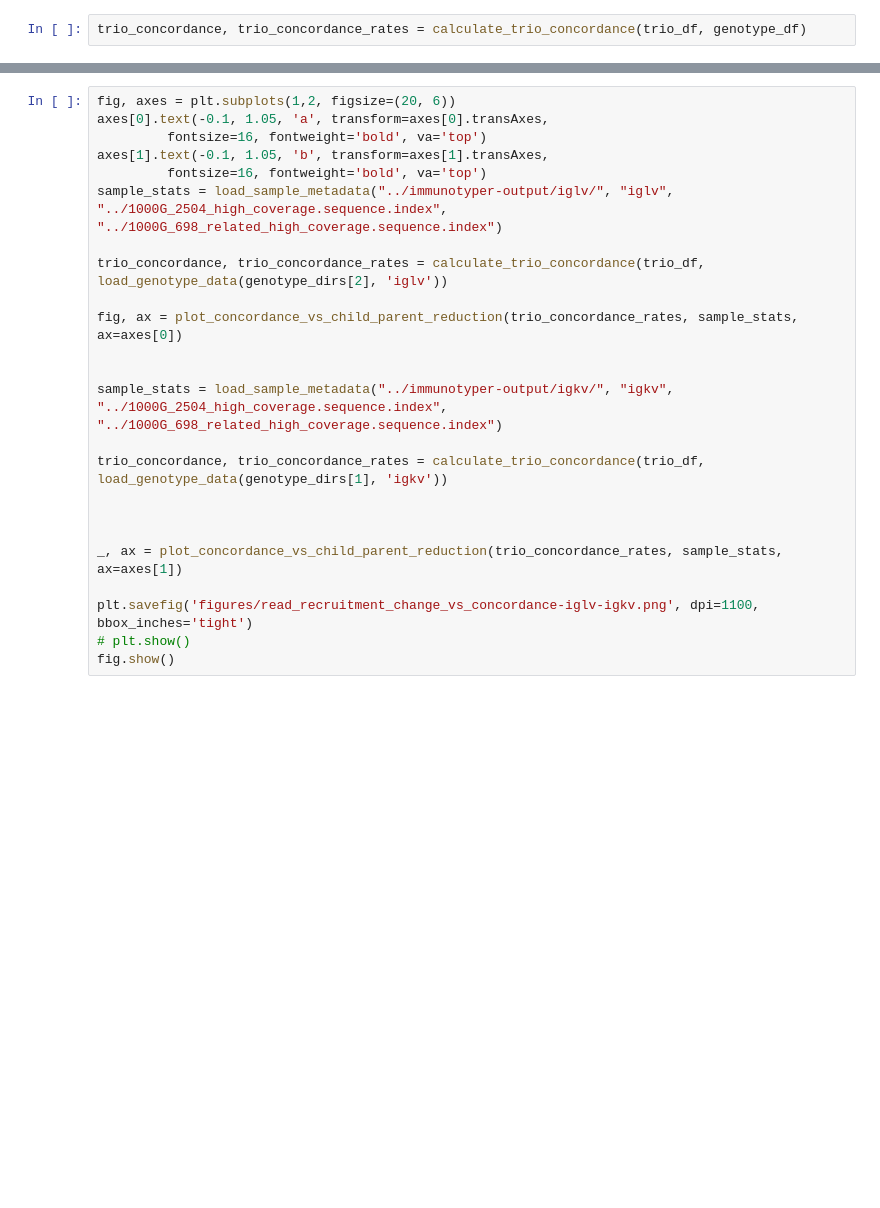
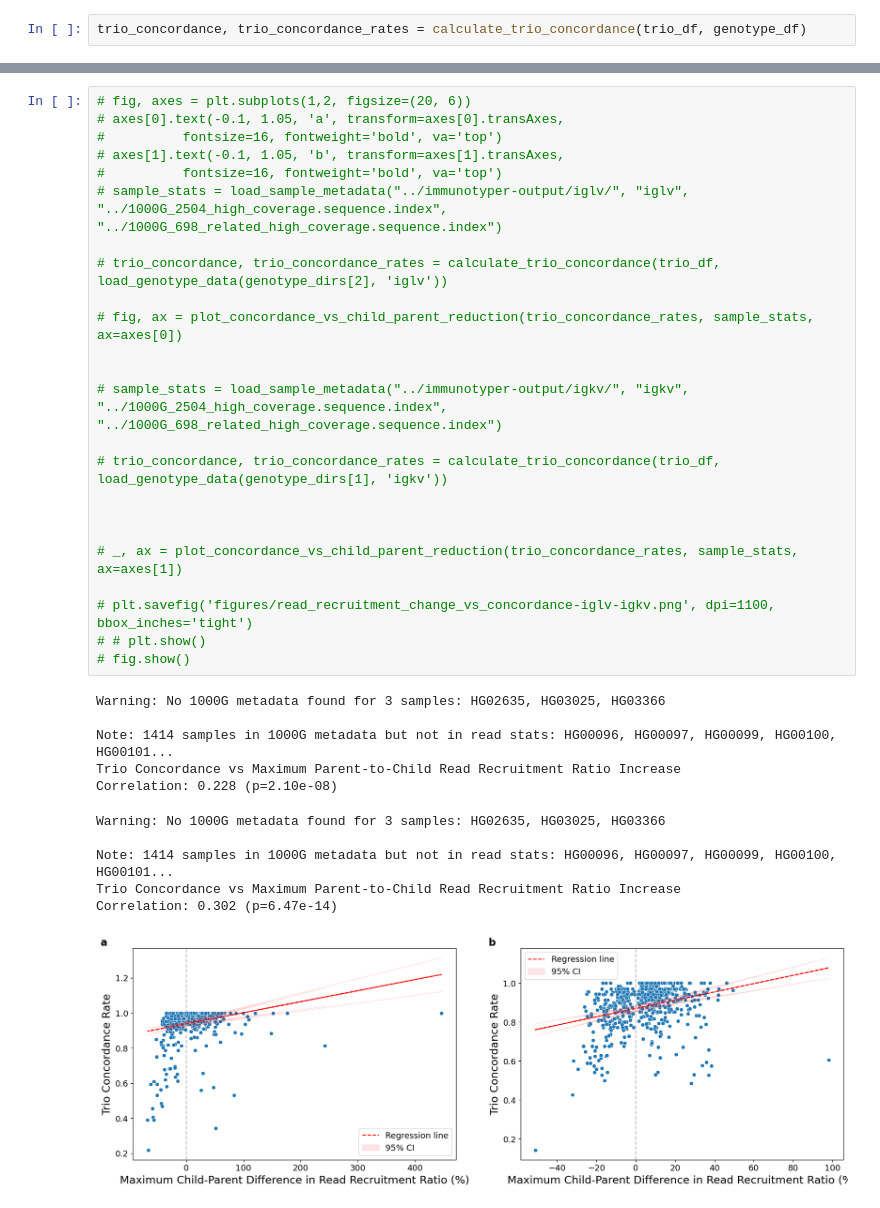
Before and after one commit to michael-ford/ImmunoTyper2-methods, a Jupyter notebook: 1KGP_Trios/immunotyper-analysis/generate-figures.ipynb, the cells around one changed output, grey strips where cells are left out. Saved outputs shown, nothing was run; the diff lists cells and outputs as text; blank space fills up the shorter version.

```diff
--- a/1KGP_Trios/immunotyper-analysis/generate-figures.ipynb
+++ b/1KGP_Trios/immunotyper-analysis/generate-figures.ipynb
@@ -60,27 +86,39 @@ plt.show()
 # %%
-fig, axes = plt.subplots(1,2, figsize=(20, 6))
-axes[0].text(-0.1, 1.05, 'a', transform=axes[0].transAxes,
-         fontsize=16, fontweight='bold', va='top')
-axes[1].text(-0.1, 1.05, 'b', transform=axes[1].transAxes,
-         fontsize=16, fontweight='bold', va='top')
-sample_stats = load_sample_metadata("../immunotyper-output/iglv/", "iglv", "../1000G_2504_high_coverage.sequence.index", "../1000G_698_related_high_coverage.sequence.index")
+# fig, axes = plt.subplots(1,2, figsize=(20, 6))
+# axes[0].text(-0.1, 1.05, 'a', transform=axes[0].transAxes,
+#          fontsize=16, fontweight='bold', va='top')
+# axes[1].text(-0.1, 1.05, 'b', transform=axes[1].transAxes,
+#          fontsize=16, fontweight='bold', va='top')
+# sample_stats = load_sample_metadata("../immunotyper-output/iglv/", "iglv", "../1000G_2504_high_coverage.sequence.index", "../1000G_698_related_high_coverage.sequence.index")
 
-trio_concordance, trio_concordance_rates = calculate_trio_concordance(trio_df, load_genotype_data(genotype_dirs[2], 'iglv'))
+# trio_concordance, trio_concordance_rates = calculate_trio_concordance(trio_df, load_genotype_data(genotype_dirs[2], 'iglv'))
 
-fig, ax = plot_concordance_vs_child_parent_reduction(trio_concordance_rates, sample_stats, ax=axes[0])
+# fig, ax = plot_concordance_vs_child_parent_reduction(trio_concordance_rates, sample_stats, ax=axes[0])
 
 
-sample_stats = load_sample_metadata("../immunotyper-output/igkv/", "igkv", "../1000G_2504_high_coverage.sequence.index", "../1000G_698_related_high_coverage.sequence.index")
+# sample_stats = load_sample_metadata("../immunotyper-output/igkv/", "igkv", "../1000G_2504_high_coverage.sequence.index", "../1000G_698_related_high_coverage.sequence.index")
 
-trio_concordance, trio_concordance_rates = calculate_trio_concordance(trio_df, load_genotype_data(genotype_dirs[1], 'igkv'))
+# trio_concordance, trio_concordance_rates = calculate_trio_concordance(trio_df, load_genotype_data(genotype_dirs[1], 'igkv'))
 
 
 
-_, ax = plot_concordance_vs_child_parent_reduction(trio_concordance_rates, sample_stats, ax=axes[1])
+# _, ax = plot_concordance_vs_child_parent_reduction(trio_concordance_rates, sample_stats, ax=axes[1])
 
-plt.savefig('figures/read_recruitment_change_vs_concordance-iglv-igkv.png', dpi=1100, bbox_inches='tight')
-# plt.show()
-fig.show()
+# plt.savefig('figures/read_recruitment_change_vs_concordance-iglv-igkv.png', dpi=1100, bbox_inches='tight')
+# # plt.show()
+# fig.show()
+# %% [output]
+Warning: No 1000G metadata found for 3 samples: HG02635, HG03025, HG03366
+
+Note: 1414 samples in 1000G metadata but not in read stats: HG00096, HG00097, HG00099, HG00100, HG00101...
+Trio Concordance vs Maximum Parent-to-Child Read Recruitment Ratio Increase
+Correlation: 0.228 (p=2.10e-08)
+Warning: No 1000G metadata found for 3 samples: HG02635, HG03025, HG03366
+
+Note: 1414 samples in 1000G metadata but not in read stats: HG00096, HG00097, HG00099, HG00100, HG00101...
+Trio Concordance vs Maximum Parent-to-Child Read Recruitment Ratio Increase
+Correlation: 0.302 (p=6.47e-14)
+[figure, added]
 # %%
 sample_stats = load_sample_metadata("../immunotyper-output/igkv/", "igkv", "../1000G_2504_high_coverage.sequence.index", "../1000G_698_related_high_coverage.sequence.index")
 
```
Also changed, not shown: parts of 10 cells of this notebook, 17 other files.
